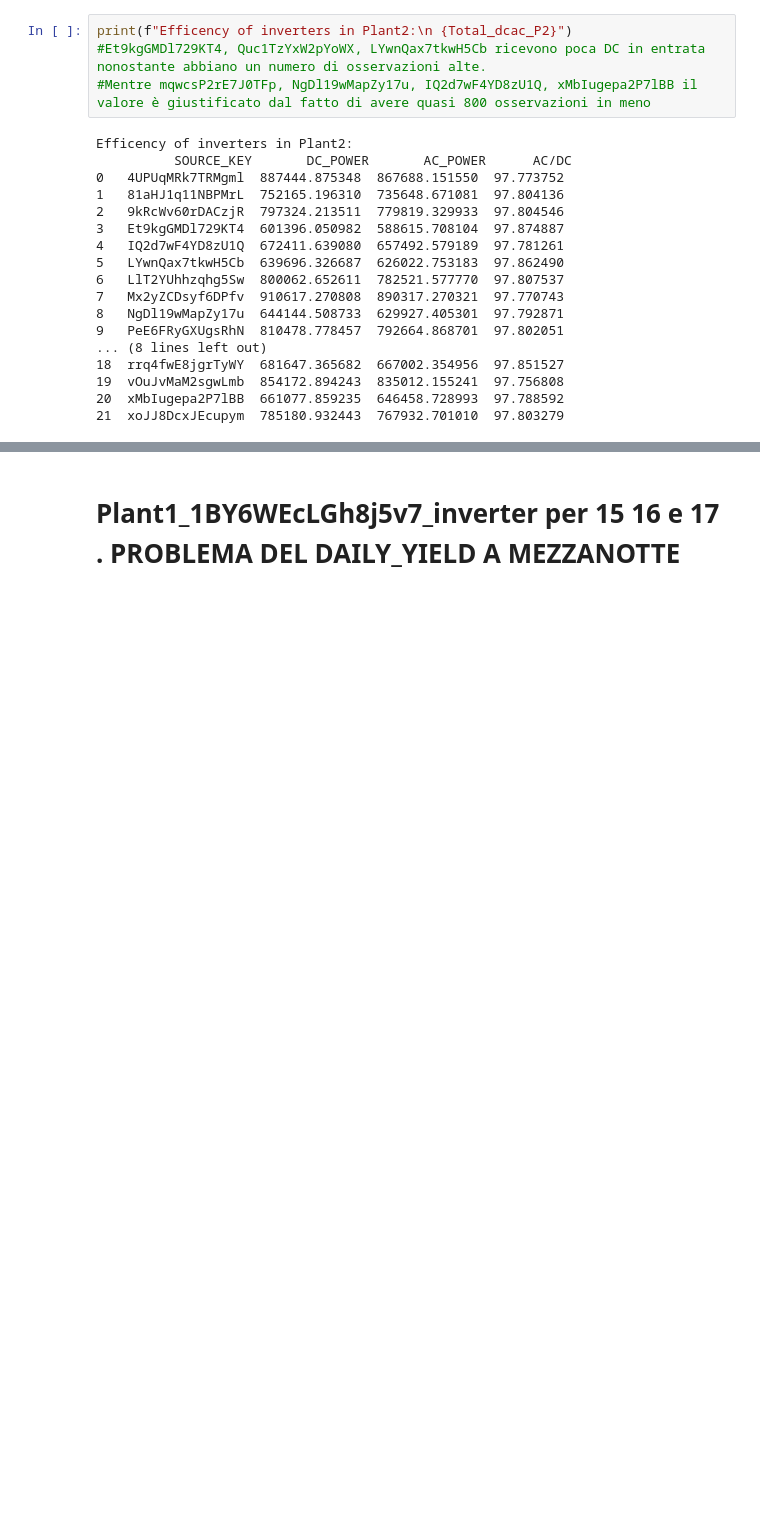
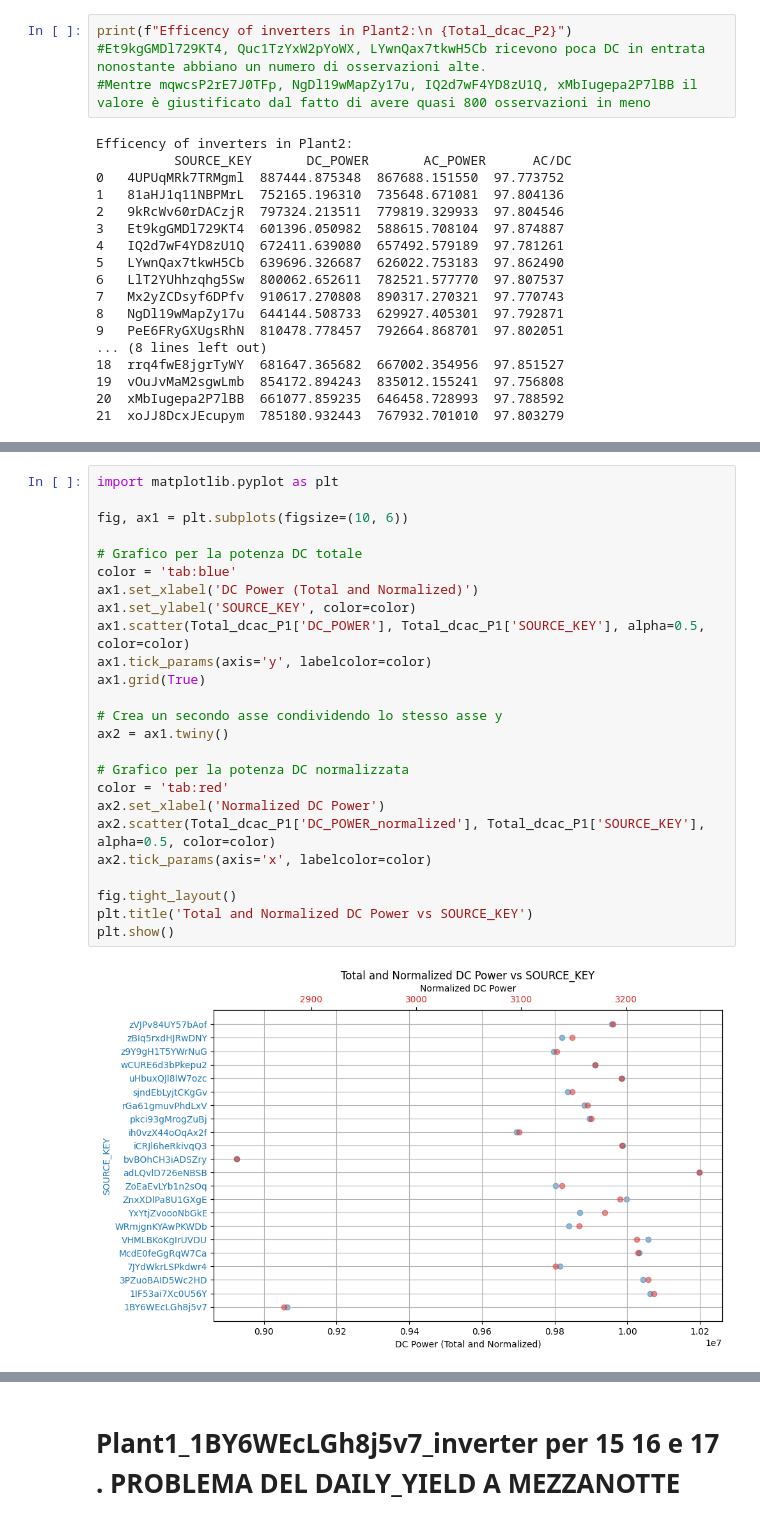
Before and after one commit to Christian-Braga/energy_forecast_ML, a Jupyter notebook: Losa_test.ipynb, the cells around one changed output, grey strips where cells are left out. Cells and saved outputs as stored; diff of their text form; blank space fills up the shorter version.

```diff
--- a/Losa_test.ipynb
+++ b/Losa_test.ipynb
@@ -199,0 +235,27 @@ Efficency of inverters in Plant2:
+# %%
+import matplotlib.pyplot as plt
+
+fig, ax1 = plt.subplots(figsize=(10, 6))
+
+# Grafico per la potenza DC totale
+color = 'tab:blue'
+ax1.set_xlabel('DC Power (Total and Normalized)')
+ax1.set_ylabel('SOURCE_KEY', color=color)
+ax1.scatter(Total_dcac_P1['DC_POWER'], Total_dcac_P1['SOURCE_KEY'], alpha=0.5, color=color)
+ax1.tick_params(axis='y', labelcolor=color)
+ax1.grid(True)
+
+# Crea un secondo asse condividendo lo stesso asse y
+ax2 = ax1.twiny()
+
+# Grafico per la potenza DC normalizzata
+color = 'tab:red'
+ax2.set_xlabel('Normalized DC Power')
+ax2.scatter(Total_dcac_P1['DC_POWER_normalized'], Total_dcac_P1['SOURCE_KEY'], alpha=0.5, color=color)
+ax2.tick_params(axis='x', labelcolor=color)
+
+fig.tight_layout()
+plt.title('Total and Normalized DC Power vs SOURCE_KEY')
+plt.show()
+# %% [output]
+[figure, added]
```
Also changed, not shown: parts of 17 cells of this notebook, 1 other file.
